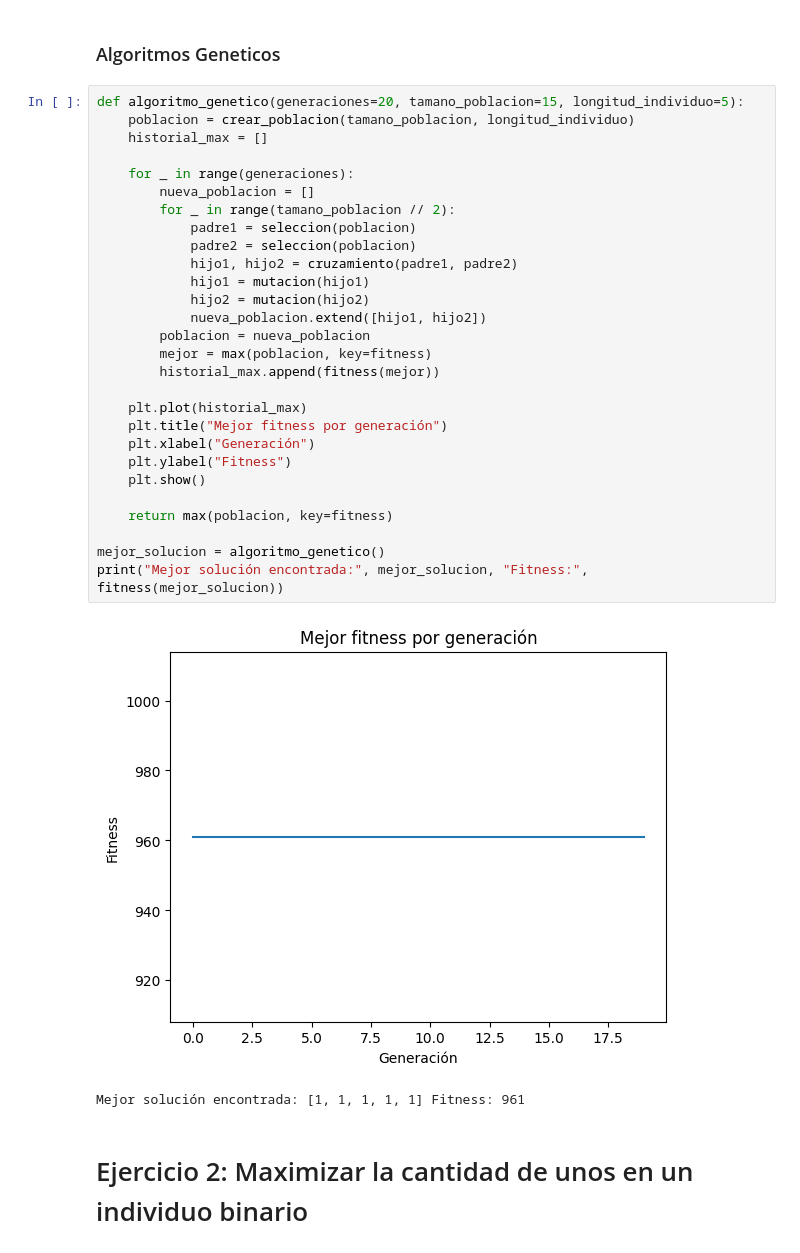
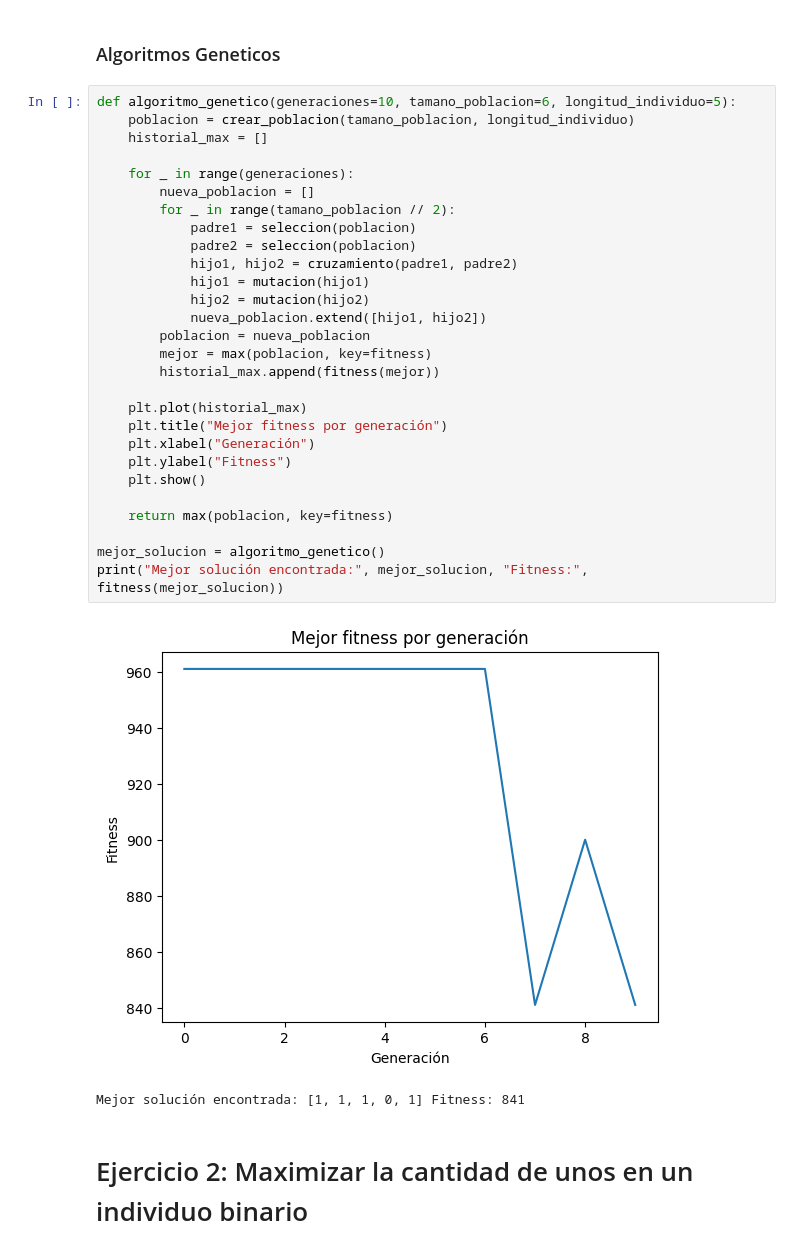
Before and after one commit to DacoTaWSS/-Laboratorio-1-Implementaci-n-de-algoritmos-gen-ticos, a Jupyter notebook: lab1_algoritmos_geneticos.ipynb, the cells around one changed output. Saved outputs shown, nothing was run; the diff lists cells and outputs as text.

```diff
--- a/lab1_algoritmos_geneticos.ipynb
+++ b/lab1_algoritmos_geneticos.ipynb
@@ -45,36 +45,36 @@ def mutacion(individuo, tasa=0.1):
 # %% [markdown]
 <h3> Algoritmos Geneticos </h3>
 # %%
-def algoritmo_genetico(generaciones=20, tamano_poblacion=15, longitud_individuo=5):
+def algoritmo_genetico(generaciones=10, tamano_poblacion=6, longitud_individuo=5):
     poblacion = crear_poblacion(tamano_poblacion, longitud_individuo)
     historial_max = []
 
     for _ in range(generaciones):
         nueva_poblacion = []
         for _ in range(tamano_poblacion // 2):
             padre1 = seleccion(poblacion)
             padre2 = seleccion(poblacion)
             hijo1, hijo2 = cruzamiento(padre1, padre2)
             hijo1 = mutacion(hijo1)
             hijo2 = mutacion(hijo2)
             nueva_poblacion.extend([hijo1, hijo2])
         poblacion = nueva_poblacion
         mejor = max(poblacion, key=fitness)
         historial_max.append(fitness(mejor))
 
     plt.plot(historial_max)
     plt.title("Mejor fitness por generación")
     plt.xlabel("Generación")
     plt.ylabel("Fitness")
     plt.show()
 
     return max(poblacion, key=fitness)
 
 mejor_solucion = algoritmo_genetico()
 print("Mejor solución encontrada:", mejor_solucion, "Fitness:", fitness(mejor_solucion))
 # %% [output]
-[figure, old version]
+[figure, new version]
-Mejor solución encontrada: [1, 1, 1, 1, 1] Fitness: 961
+Mejor solución encontrada: [1, 1, 1, 0, 1] Fitness: 841
 # %% [markdown]
 <h1>Ejercicio 2: Maximizar la cantidad de unos en un individuo binario </h1>
 # %%
```
Also changed, not shown: parts of 3 cells of this notebook.
